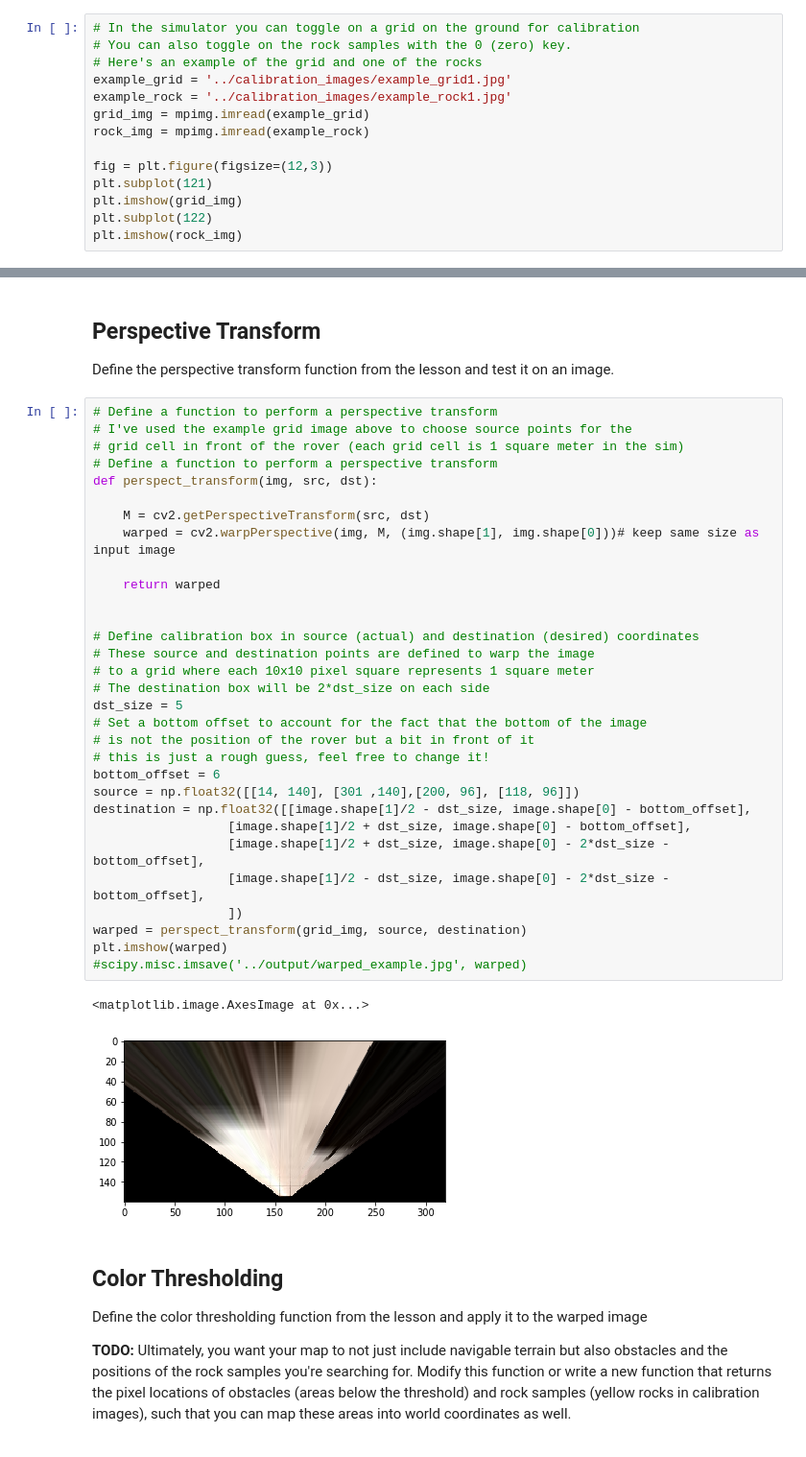
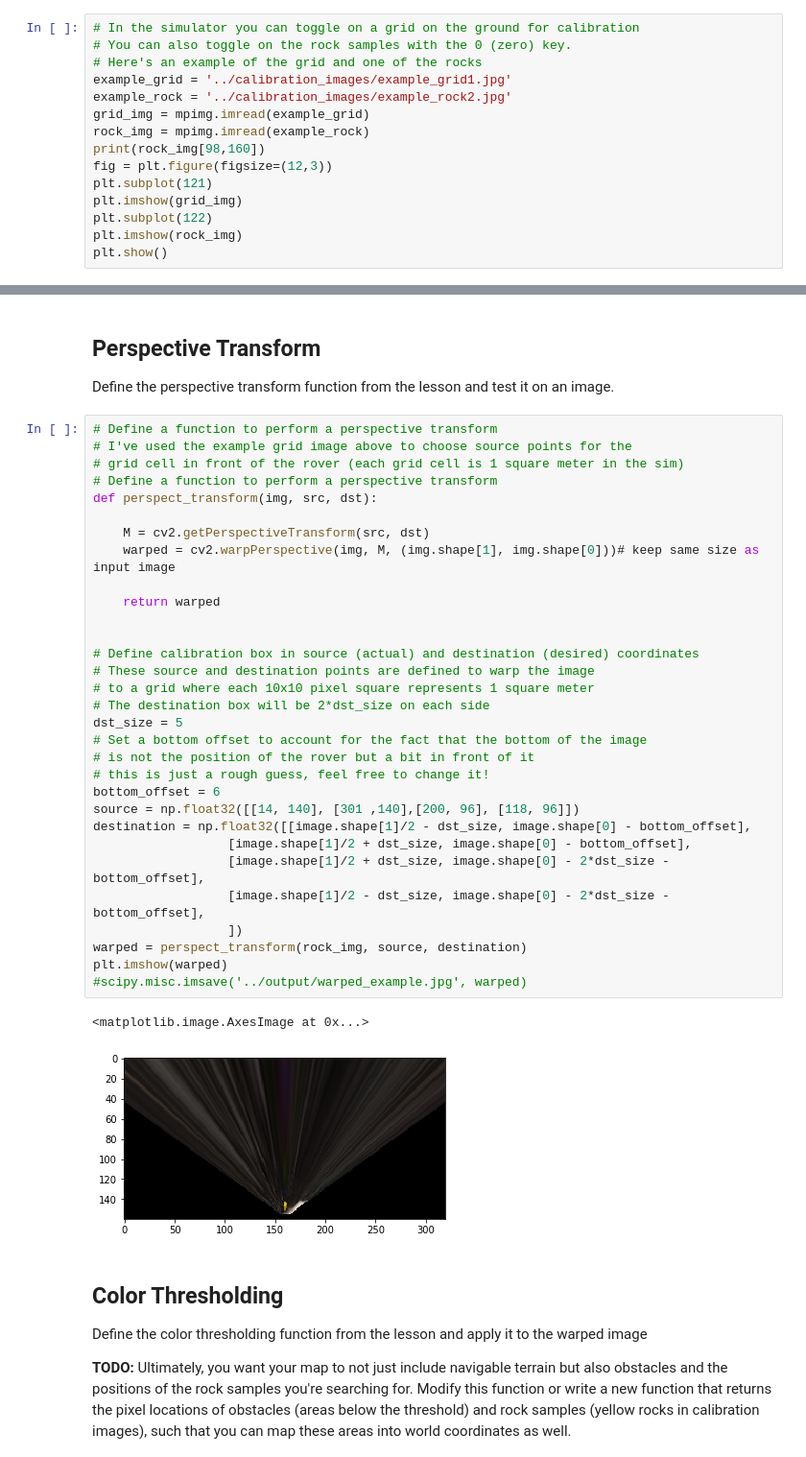
Before and after one commit to oag101/RoboND-Rover-Project, a Jupyter notebook: code/Rover_Project_Test_Notebook.ipynb, the cells around one changed output, grey strips where cells are left out. Shown at 96% size. Drawn from its saved outputs; the diff is of its cells as text.

Commit message:
Updated to include perceiving rocks and obstacles

```diff
--- a/code/Rover_Project_Test_Notebook.ipynb
+++ b/code/Rover_Project_Test_Notebook.ipynb
@@ -50,13 +50,14 @@ Read in and display example grid and rock sample calibration images.  You'll use
 # You can also toggle on the rock samples with the 0 (zero) key.
 # Here's an example of the grid and one of the rocks
 example_grid = '../calibration_images/example_grid1.jpg'
-example_rock = '../calibration_images/example_rock1.jpg'
+example_rock = '../calibration_images/example_rock2.jpg'
 grid_img = mpimg.imread(example_grid)
 rock_img = mpimg.imread(example_rock)
-
+print(rock_img[98,160])
 fig = plt.figure(figsize=(12,3))
 plt.subplot(121)
 plt.imshow(grid_img)
 plt.subplot(122)
 plt.imshow(rock_img)
+plt.show()
 # %% [output]
@@ -93,13 +94,13 @@
                   [image.shape[1]/2 + dst_size, image.shape[0] - bottom_offset],
                   [image.shape[1]/2 + dst_size, image.shape[0] - 2*dst_size - bottom_offset],
                   [image.shape[1]/2 - dst_size, image.shape[0] - 2*dst_size - bottom_offset],
                   ])
-warped = perspect_transform(grid_img, source, destination)
+warped = perspect_transform(rock_img, source, destination)
 plt.imshow(warped)
 #scipy.misc.imsave('../output/warped_example.jpg', warped)
 # %% [output]
 <matplotlib.image.AxesImage at 0x...>
-[figure, old version]
+[figure, new version]
 # %% [markdown]
 ## Color Thresholding
 Define the color thresholding function from the lesson and apply it to the warped image
```
Also changed, not shown: parts of 6 cells of this notebook, 3 other files.
